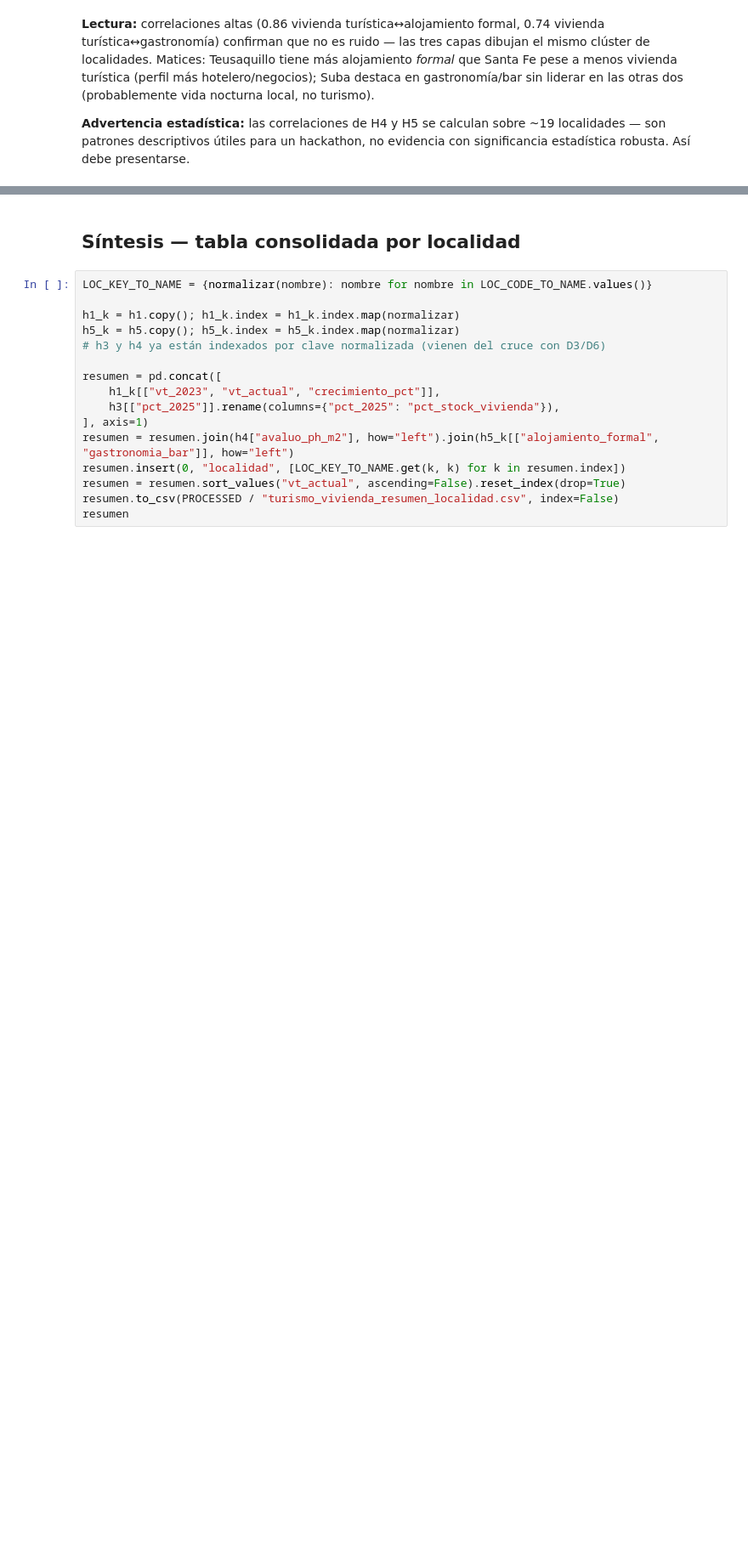
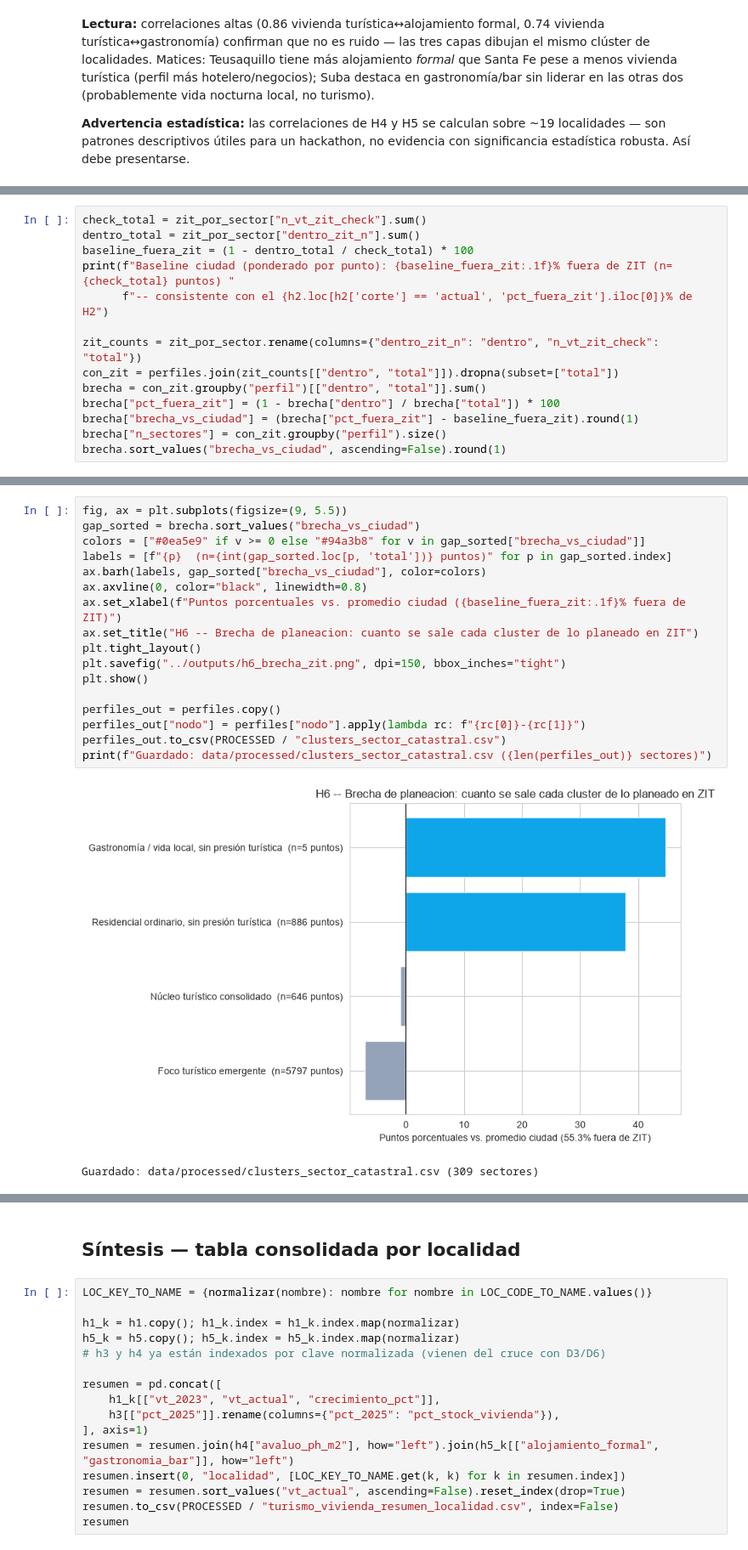
Before and after one commit to JCaceres-R/DataJam-Turismo-Vivienda, a Jupyter notebook: notebooks/01_turismo_vivienda_analisis.ipynb, the cells around one changed output, grey strips where cells are left out. Shown at 85% size. Saved outputs shown, nothing was run; the diff lists cells and outputs as text; blank space fills up the shorter version.

```diff
--- a/notebooks/01_turismo_vivienda_analisis.ipynb
+++ b/notebooks/01_turismo_vivienda_analisis.ipynb
@@ -586,0 +598,14 @@ Guardado: data/processed/clusters_sector_catastral.csv (309 sectores)
+# %%
+check_total = zit_por_sector["n_vt_zit_check"].sum()
+dentro_total = zit_por_sector["dentro_zit_n"].sum()
+baseline_fuera_zit = (1 - dentro_total / check_total) * 100
+print(f"Baseline ciudad (ponderado por punto): {baseline_fuera_zit:.1f}% fuera de ZIT (n={check_total} puntos) "
+      f"-- consistente con el {h2.loc[h2['corte'] == 'actual', 'pct_fuera_zit'].iloc[0]}% de H2")
+
+zit_counts = zit_por_sector.rename(columns={"dentro_zit_n": "dentro", "n_vt_zit_check": "total"})
+con_zit = perfiles.join(zit_counts[["dentro", "total"]]).dropna(subset=["total"])
+brecha = con_zit.groupby("perfil")[["dentro", "total"]].sum()
+brecha["pct_fuera_zit"] = (1 - brecha["dentro"] / brecha["total"]) * 100
+brecha["brecha_vs_ciudad"] = (brecha["pct_fuera_zit"] - baseline_fuera_zit).round(1)
+brecha["n_sectores"] = con_zit.groupby("perfil").size()
+brecha.sort_values("brecha_vs_ciudad", ascending=False).round(1)
@@ -586,0 +641,20 @@ Guardado: data/processed/clusters_sector_catastral.csv (309 sectores)
+# %%
+fig, ax = plt.subplots(figsize=(9, 5.5))
+gap_sorted = brecha.sort_values("brecha_vs_ciudad")
+colors = ["#0ea5e9" if v >= 0 else "#94a3b8" for v in gap_sorted["brecha_vs_ciudad"]]
+labels = [f"{p}  (n={int(gap_sorted.loc[p, 'total'])} puntos)" for p in gap_sorted.index]
+ax.barh(labels, gap_sorted["brecha_vs_ciudad"], color=colors)
+ax.axvline(0, color="black", linewidth=0.8)
+ax.set_xlabel(f"Puntos porcentuales vs. promedio ciudad ({baseline_fuera_zit:.1f}% fuera de ZIT)")
+ax.set_title("H6 -- Brecha de planeacion: cuanto se sale cada cluster de lo planeado en ZIT")
+plt.tight_layout()
+plt.savefig("../outputs/h6_brecha_zit.png", dpi=150, bbox_inches="tight")
+plt.show()
+
+perfiles_out = perfiles.copy()
+perfiles_out["nodo"] = perfiles["nodo"].apply(lambda rc: f"{rc[0]}-{rc[1]}")
+perfiles_out.to_csv(PROCESSED / "clusters_sector_catastral.csv")
+print(f"Guardado: data/processed/clusters_sector_catastral.csv ({len(perfiles_out)} sectores)")
+# %% [output]
+[figure, added]
+Guardado: data/processed/clusters_sector_catastral.csv (309 sectores)
```
Also changed, not shown: parts of 17 cells of this notebook, 4 other files.
